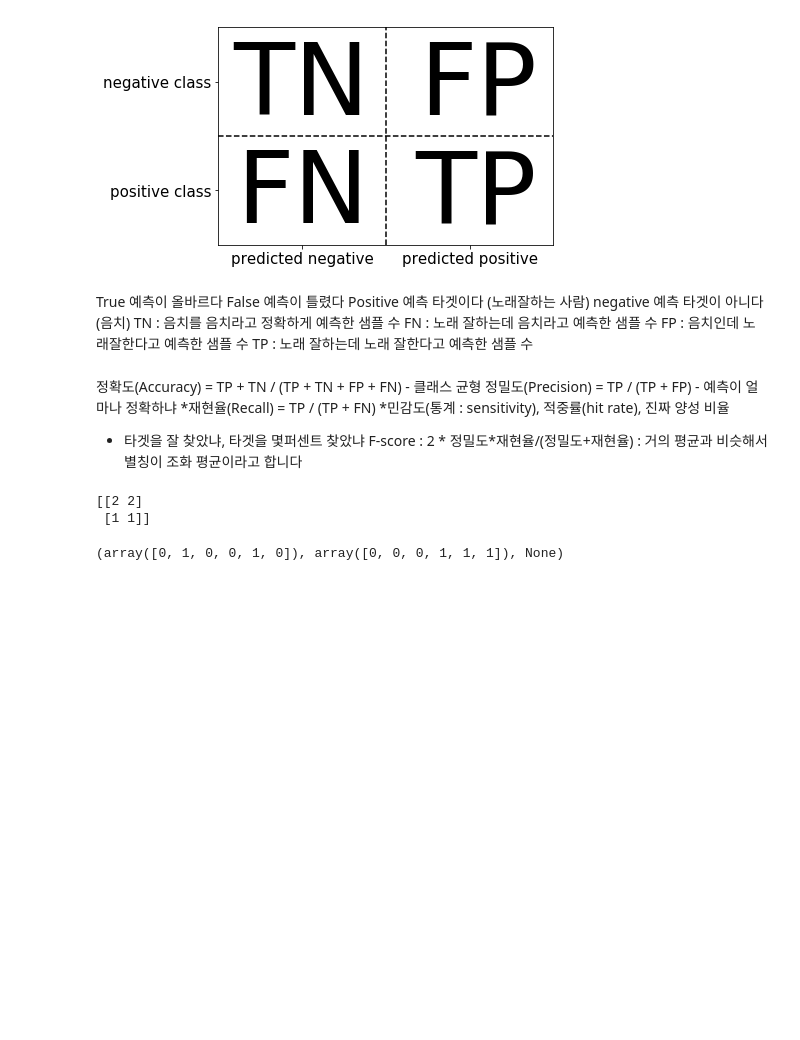
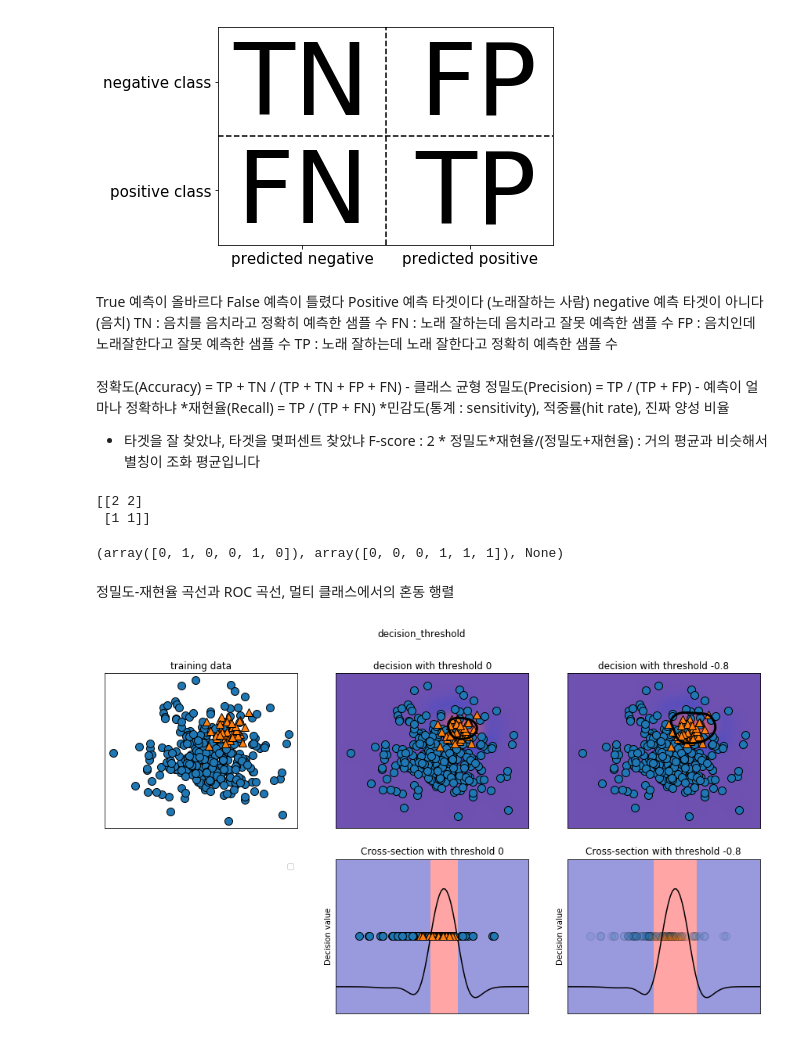
Before and after one commit to sogangori/NH_python, a Jupyter notebook: day_11_evaluate.ipynb, the cells around one changed output. Cells and saved outputs as stored; diff of their text form; code cells hidden in the pictures; blank space fills up the shorter version.

```diff
--- a/day_11_evaluate.ipynb
+++ b/day_11_evaluate.ipynb
@@ -218,16 +218,16 @@ True 예측이 올바르다
 False 예측이 틀렸다
 Positive 예측 타겟이다 (노래잘하는 사람)
 negative 예측 타겟이 아니다 (음치)
-TN : 음치를 음치라고 정확하게 예측한 샘플 수
-FN : 노래 잘하는데 음치라고 예측한 샘플 수
-FP : 음치인데 노래잘한다고 예측한 샘플 수
-TP : 노래 잘하는데 노래 잘한다고 예측한 샘플 수
+TN : 음치를 음치라고 정확히 예측한 샘플 수
+FN : 노래 잘하는데 음치라고 잘못 예측한 샘플 수
+FP : 음치인데 노래잘한다고 잘못 예측한 샘플 수
+TP : 노래 잘하는데 노래 잘한다고 정확히 예측한 샘플 수
 # %% [markdown]
 정확도(Accuracy) = TP + TN / (TP + TN + FP + FN) - 클래스 균형
 정밀도(Precision) = TP / (TP + FP)   - 예측이 얼마나 정확하냐
 *재현율(Recall) = TP / (TP + FN)  *민감도(통계 : sensitivity), 적중률(hit rate), 진짜 양성 비율
  - 타겟을 잘 찾았냐, 타겟을 몇퍼센트 찾았냐
- F-score : 2 * 정밀도*재현율/(정밀도+재현율) : 거의 평균과 비슷해서 별칭이 조화 평균이라고 합니다
+ F-score : 2 * 정밀도*재현율/(정밀도+재현율) : 거의 평균과 비슷해서 별칭이 조화 평균입니다
 # %%
 from sklearn.metrics import confusion_matrix #361
 # %%
@@ -236,4 +236,11 @@ Y, p1, print(confusion_matrix(Y, p1))
 [[2 2]
  [1 1]]
 (array([0, 1, 0, 0, 1, 0]), array([0, 0, 0, 1, 1, 1]), None)
+# %% [markdown]
+정밀도-재현율 곡선과 ROC 곡선, 멀티 클래스에서의 혼동 행렬
+# %%
+#368
+mglearn.plots.plot_decision_threshold()
+# %% [output]
+[figure, added]
 # %%
```
Also changed, not shown: parts of 9 cells of this notebook.
